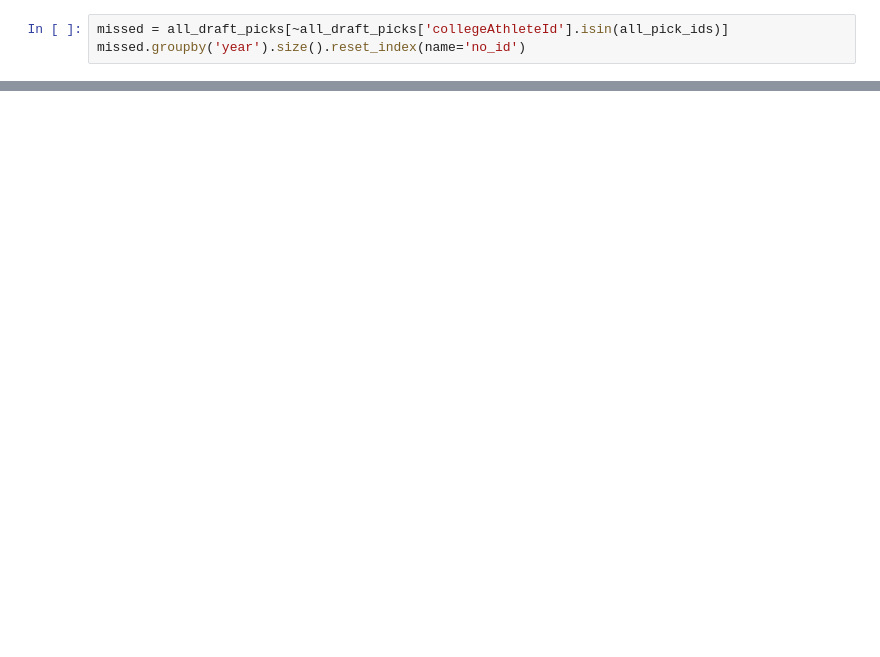
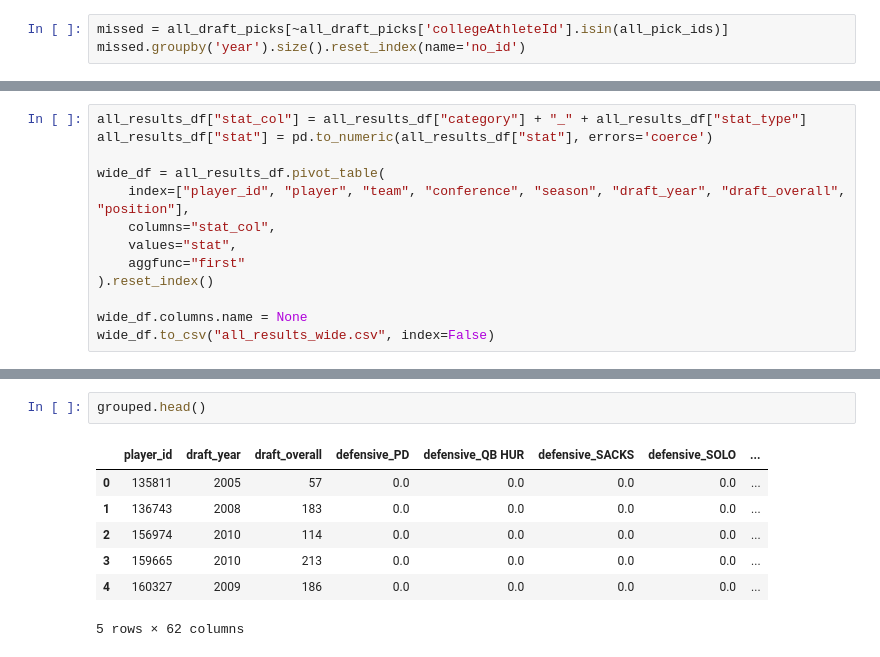
Before and after one commit to arnavk377/DraftSight, a Jupyter notebook: data/exploring_cfb.ipynb, the cells around one changed output, grey strips where cells are left out. Cells and saved outputs as stored; diff of their text form; blank space fills up the shorter version.

```diff
--- a/data/exploring_cfb.ipynb
+++ b/data/exploring_cfb.ipynb
@@ -754,0 +685,13 @@ df_all.to_csv('raw_cfb/cfb_stats_chat_match.csv', index=False)
+# %%
+all_results_df["stat_col"] = all_results_df["category"] + "_" + all_results_df["stat_type"]
+all_results_df["stat"] = pd.to_numeric(all_results_df["stat"], errors='coerce')
+
+wide_df = all_results_df.pivot_table(
+    index=["player_id", "player", "team", "conference", "season", "draft_year", "draft_overall", "position"],
+    columns="stat_col",
+    values="stat",
+    aggfunc="first"
+).reset_index()
+
+wide_df.columns.name = None
+wide_df.to_csv("all_results_wide.csv", index=False)
@@ -754,0 +744,10 @@ df_all.to_csv('raw_cfb/cfb_stats_chat_match.csv', index=False)
+# %%
+grouped.head()
+# %% [output]
+|  | player_id | draft_year | draft_overall | defensive_PD | defensive_QB HUR | defensive_SACKS | defensive_SOLO | ... |
+| 0 | 135811 | 2005 | 57 | 0.0 | 0.0 | 0.0 | 0.0 | ... |
+| 1 | 136743 | 2008 | 183 | 0.0 | 0.0 | 0.0 | 0.0 | ... |
+| 2 | 156974 | 2010 | 114 | 0.0 | 0.0 | 0.0 | 0.0 | ... |
+| 3 | 159665 | 2010 | 213 | 0.0 | 0.0 | 0.0 | 0.0 | ... |
+| 4 | 160327 | 2009 | 186 | 0.0 | 0.0 | 0.0 | 0.0 | ... |
+5 rows × 62 columns
```
Also changed, not shown: parts of 14 cells of this notebook, 2 other files.
